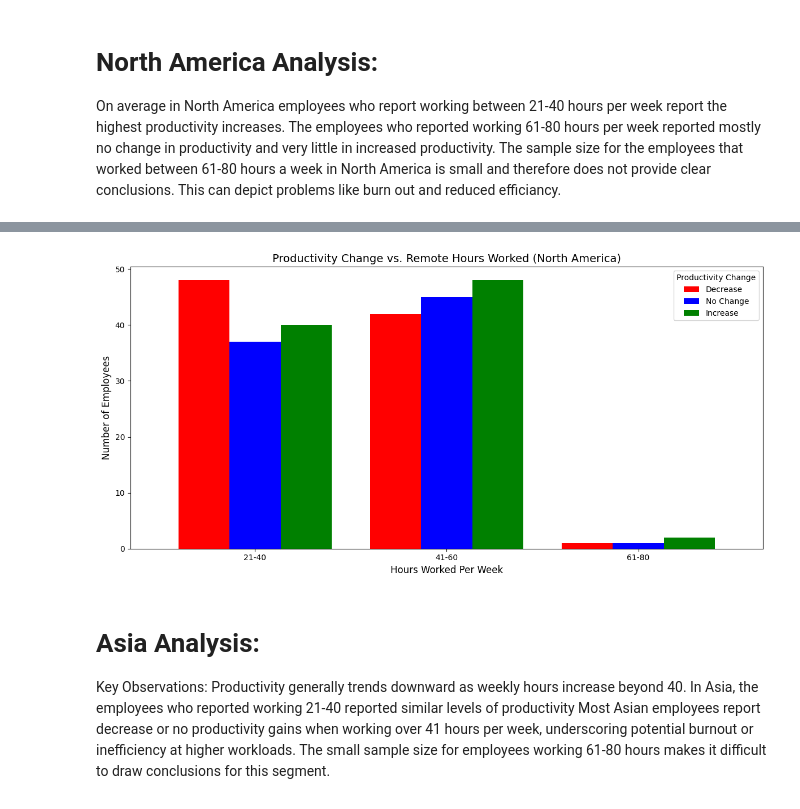
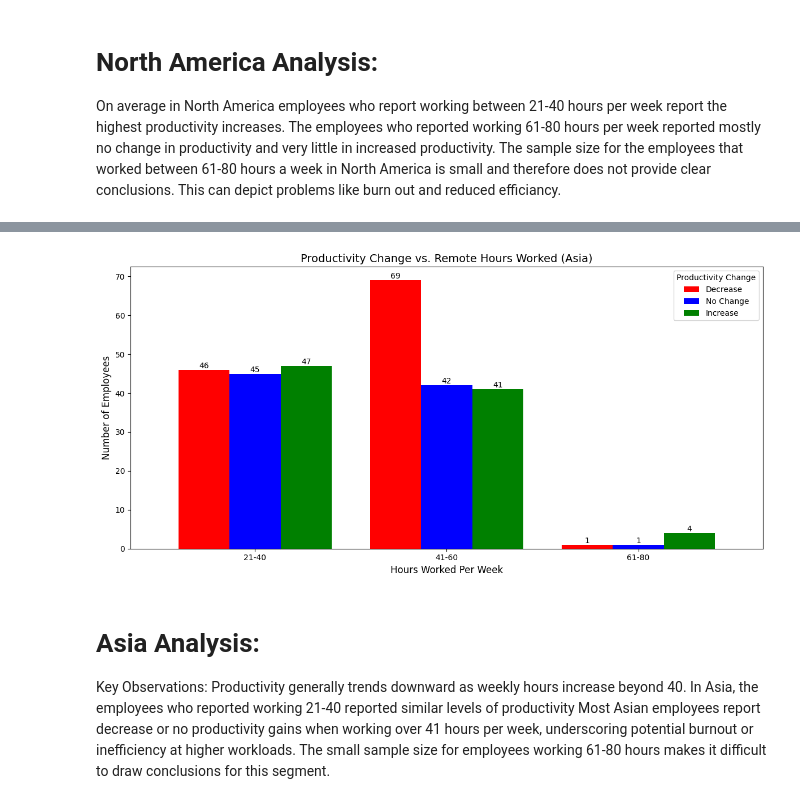
Before and after one commit to ErikaD88/Remote_Work_Mental_Health_Impact, a Jupyter notebook: project1_task.ipynb, the cells around one changed output, grey strips where cells are left out. Cells and saved outputs as stored; diff of their text form; code cells hidden in the pictures.

```diff
--- a/project1_task.ipynb
+++ b/project1_task.ipynb
@@ -63,11 +66,14 @@ RemoteNADF['Hours_Worked_Bins'] = pd.cut(
 # Group data by hours worked bins and productivity change
 grouped_data = RemoteNADF.groupby(['Hours_Worked_Bins', 'Productivity_Change'], observed=True).size().unstack(fill_value=0)
 # Plot a binned bar chart
-grouped_data.plot(kind='bar', figsize=(12, 6), width=0.8, color=['red', 'blue', 'green'])
+bars4=grouped_data.plot(kind='bar', figsize=(12, 6), width=0.8, color=['red', 'blue', 'green'])
 # Customize the chart
 plt.title("Productivity Change vs. Remote Hours Worked (North America)", fontsize=14)
 plt.xlabel("Hours Worked Per Week", fontsize=12)
 plt.ylabel("Number of Employees", fontsize=12)
+for bar in bars4.patches:
+    yval = bar.get_height()  # Get the height of the bar
+    plt.text(bar.get_x() + bar.get_width()/2, yval, yval, ha='center', va='bottom')  # Add text annotation
 plt.xticks(rotation=0)  # Rotate x-axis labels for readability
 plt.legend(title="Productivity Change", labels=['Decrease', 'No Change', 'Increase'])
 # Show the plot
@@ -82,27 +98,25 @@ On average in North America employees who report working between 21-40 hours per
 # %%
-# Filter for Asia
-asia_data = df[df['Region'] == 'Asia'].copy()
-
+# make a copy for Asia df
+AsiaDF = df[df['Region'] == 'Asia'].copy()
 # Bin hours worked into ranges
 bins = [0, 20, 40, 60, 80]
 bin_labels = ['0-20', '21-40', '41-60', '61-80']
-asia_data['Hours_Worked_Bins'] = pd.cut(
-    asia_data['Hours_Worked_Per_Week'], bins=bins, labels=bin_labels, right=False
+AsiaDF['Hours_Worked_Bins'] = pd.cut(
+    AsiaDF['Hours_Worked_Per_Week'], bins=bins, labels=bin_labels, right=False
 )
-
 # Group data by hours worked bins and productivity change
-grouped_data = asia_data.groupby(['Hours_Worked_Bins', 'Productivity_Change'], observed=True).size().unstack(fill_value=0)
-
+grouped_data = AsiaDF.groupby(['Hours_Worked_Bins', 'Productivity_Change'], observed=True).size().unstack(fill_value=0)
 # Plot a binned bar chart
-grouped_data.plot(kind='bar', figsize=(12, 6), width=0.8, color=['red', 'blue', 'green'])
-
+bars3 = grouped_data.plot(kind='bar', figsize=(12, 6), width=0.8, color=['red', 'blue', 'green'])
 # Customize the chart
 plt.title("Productivity Change vs. Hours Worked (Asia)", fontsize=14)
 plt.xlabel("Hours Worked Per Week", fontsize=12)
 plt.ylabel("Number of Employees", fontsize=12)
+for bar in bars3.patches:
+    yval = bar.get_height()  # Get the height of the bar
+    plt.text(bar.get_x() + bar.get_width()/2, yval, yval, ha='center', va='bottom')  # Add text annotation
 plt.xticks(rotation=0)  # Rotate x-axis labels for readability
 plt.legend(title="Productivity Change", labels=['Decrease', 'No Change', 'Increase'])
-
 # Show the plot
 plt.tight_layout()
 plt.savefig("ProductivityChange_vs_HoursWorked_Asia.png")
@@ -115,27 +137,31 @@ RemoteNADF = North_AmericaDF[North_AmericaDF["Work_Location"] == 'Remote']
 # %%
-RemoteNADF = North_AmericaDF[North_AmericaDF["Work_Location"] == 'Remote'].copy()
+# copy remote asia df
+RemoteAsiaDF = AsiaDF[AsiaDF["Work_Location"] == 'Remote'].copy()
 # Bin hours worked into ranges
 bins = [0, 20, 40, 60, 80]
 bin_labels = ['0-20', '21-40', '41-60', '61-80']
-RemoteNADF['Hours_Worked_Bins'] = pd.cut(
-    RemoteNADF['Hours_Worked_Per_Week'], bins=bins, labels=bin_labels, right=False
+RemoteAsiaDF['Hours_Worked_Bins'] = pd.cut(
+    RemoteAsiaDF['Hours_Worked_Per_Week'], bins=bins, labels=bin_labels, right=False
 )
 # Group data by hours worked bins and productivity change
-grouped_data = RemoteNADF.groupby(['Hours_Worked_Bins', 'Productivity_Change'], observed=True).size().unstack(fill_value=0)
+grouped_data = RemoteAsiaDF.groupby(['Hours_Worked_Bins', 'Productivity_Change'], observed=True).size().unstack(fill_value=0)
 # Plot a binned bar chart
-grouped_data.plot(kind='bar', figsize=(12, 6), width=0.8, color=['red', 'blue', 'green'])
+bars4= grouped_data.plot(kind='bar', figsize=(12, 6), width=0.8, color=['red', 'blue', 'green'])
 # Customize the chart
-plt.title("Productivity Change vs. Remote Hours Worked (North America)", fontsize=14)
+plt.title("Productivity Change vs. Remote Hours Worked (Asia)", fontsize=14)
 plt.xlabel("Hours Worked Per Week", fontsize=12)
 plt.ylabel("Number of Employees", fontsize=12)
+for bar in bars4.patches:
+    yval = bar.get_height()  # Get the height of the bar
+    plt.text(bar.get_x() + bar.get_width()/2, yval, yval, ha='center', va='bottom')  # Add text annotation
 plt.xticks(rotation=0)  # Rotate x-axis labels for readability
 plt.legend(title="Productivity Change", labels=['Decrease', 'No Change', 'Increase'])
 # Show the plot
 plt.tight_layout()
-plt.savefig("ProductivityChange_vs_RemoteHoursWorked_NorthAmerica.png")
+plt.savefig("ProductivityChange_vs_RemoteHoursWorked_Asia.png")
 plt.show()
 # %% [output]
-[figure, old version]
+[figure, new version]
 # %% [markdown]
 # Asia Analysis:
 Key Observations: Productivity generally trends downward as weekly hours increase beyond 40. In Asia, the employees who reported working 21-40 reported similar levels of productivity Most Asian employees report decrease or no productivity gains when working over 41 hours per week, underscoring potential burnout or inefficiency at higher workloads. The small sample size for employees working 61-80 hours makes it difficult to draw conclusions for this segment.
```
Also changed, not shown: parts of 5 cells of this notebook, 4 other files.
